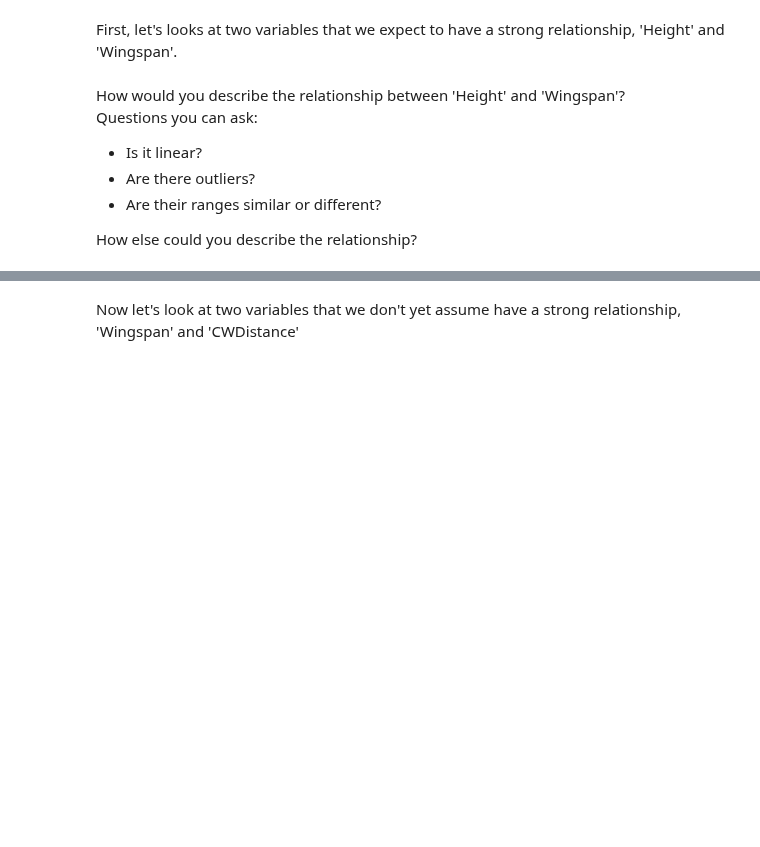
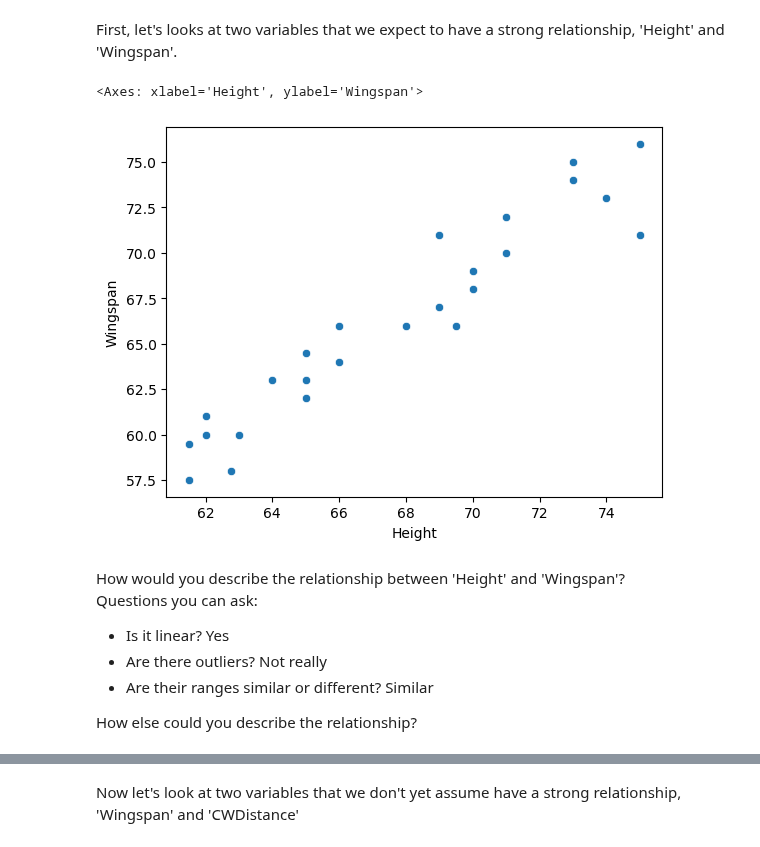
Before and after one commit to donnie-kim/statistics-with-python, a Jupyter notebook: course1/17-w3_assessment.ipynb, the cells around one changed output, grey strips where cells are left out. Drawn from its saved outputs; the diff is of its cells as text; code cells hidden in the pictures; blank space fills up the shorter version.

```diff
--- a/course1/17-w3_assessment.ipynb
+++ b/course1/17-w3_assessment.ipynb
@@ -14,6 +14,6 @@ pd.set_option('display.max_columns', 100)
 path = "Cartwheeldata.csv"
 # %%
 # First, you must import the cartwheel data from the path given above
-df = # using pandas, read in the csv data found at the url defined by 'path'
+df = pd.read_csv(path)
 # %%
 # Next, look at the 'head' of our DataFrame 'df'.
@@ -25,11 +33,16 @@ If you can't remember a function, open a previous notebook or video as a referen
 First, let's looks at two variables that we expect to have a strong relationship, 'Height' and 'Wingspan'.
 # %%
 # Make a Seaborn scatter plot with x = height and y = wingspan using sns.scatterplot(x, y)
+sns.scatterplot(x="Height", y="Wingspan", data=df)
+# %% [output]
+<Axes: xlabel='Height', ylabel='Wingspan'>
+[figure, added]
 # %% [markdown]
 How would you describe the relationship between 'Height' and 'Wingspan'?
 Questions you can ask:
-* Is it linear?
-* Are there outliers?
-* Are their ranges similar or different?
+
+- Is it linear? Yes
+- Are there outliers? Not really
+- Are their ranges similar or different? Similar
 
 How else could you describe the relationship?
```
Also changed, not shown: parts of 8 cells of this notebook.
